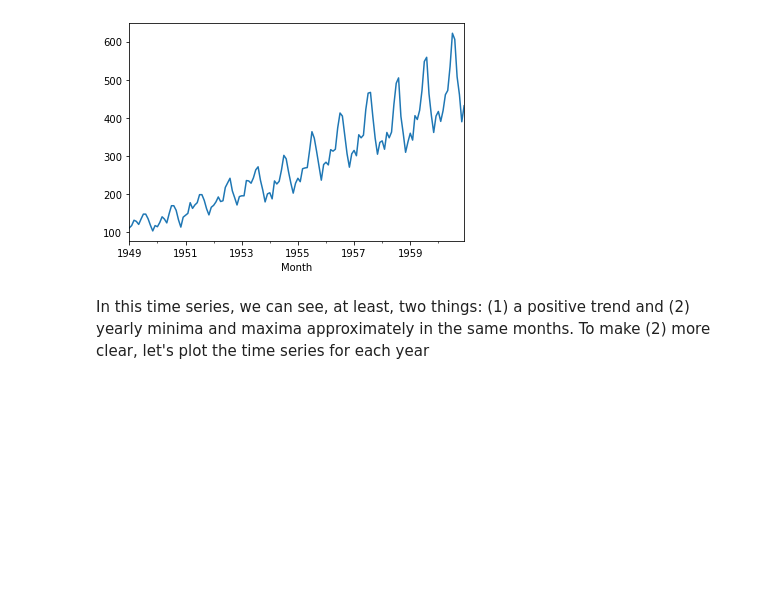
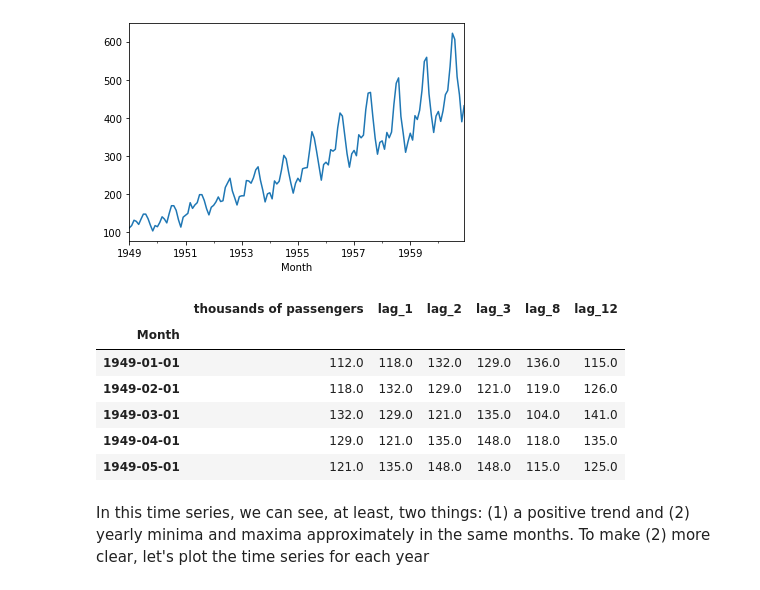
Before and after one commit to valentyna-koshelnyk/Data-Science-Academy, a Jupyter notebook: S03 - Time Series/BLU04 - Time Series Concepts/BLU04 - Learning Notebook - Part 3 of 3 - Time series modelling concepts.ipynb, the cells around one changed output. Cells and saved outputs as stored; diff of their text form; code cells hidden in the pictures; blank space fills up the shorter version.

```diff
--- a/S03 - Time Series/BLU04 - Time Series Concepts/BLU04 - Learning Notebook - Part 3 of 3 - Time series modelling concepts.ipynb
+++ b/S03 - Time Series/BLU04 - Time Series Concepts/BLU04 - Learning Notebook - Part 3 of 3 - Time series modelling concepts.ipynb
@@ -185,6 +185,16 @@ data.plot()
 # %% [output]
 <matplotlib.axes._subplots.AxesSubplot at 0x...>
 [figure]
+# %%
+data.head()
+# %% [output]
+|  | thousands of passengers | lag_1 | lag_2 | lag_3 | lag_8 | lag_12 |
+| Month |  |  |  |  |  |  |
+| 1949-01-01 | 112.0 | 118.0 | 132.0 | 129.0 | 136.0 | 115.0 |
+| 1949-02-01 | 118.0 | 132.0 | 129.0 | 121.0 | 119.0 | 126.0 |
+| 1949-03-01 | 132.0 | 129.0 | 121.0 | 135.0 | 104.0 | 141.0 |
+| 1949-04-01 | 129.0 | 121.0 | 135.0 | 148.0 | 118.0 | 135.0 |
+| 1949-05-01 | 121.0 | 135.0 | 148.0 | 148.0 | 115.0 | 125.0 |
 # %% [markdown]
 In this time series, we can see, at least, two things: (1) a positive trend and (2) yearly minima and maxima approximately in the same months. To make (2) more clear, let's plot the time series for each year
 # %%
```
Also changed, not shown: parts of 2 cells of this notebook, 5 other files.
